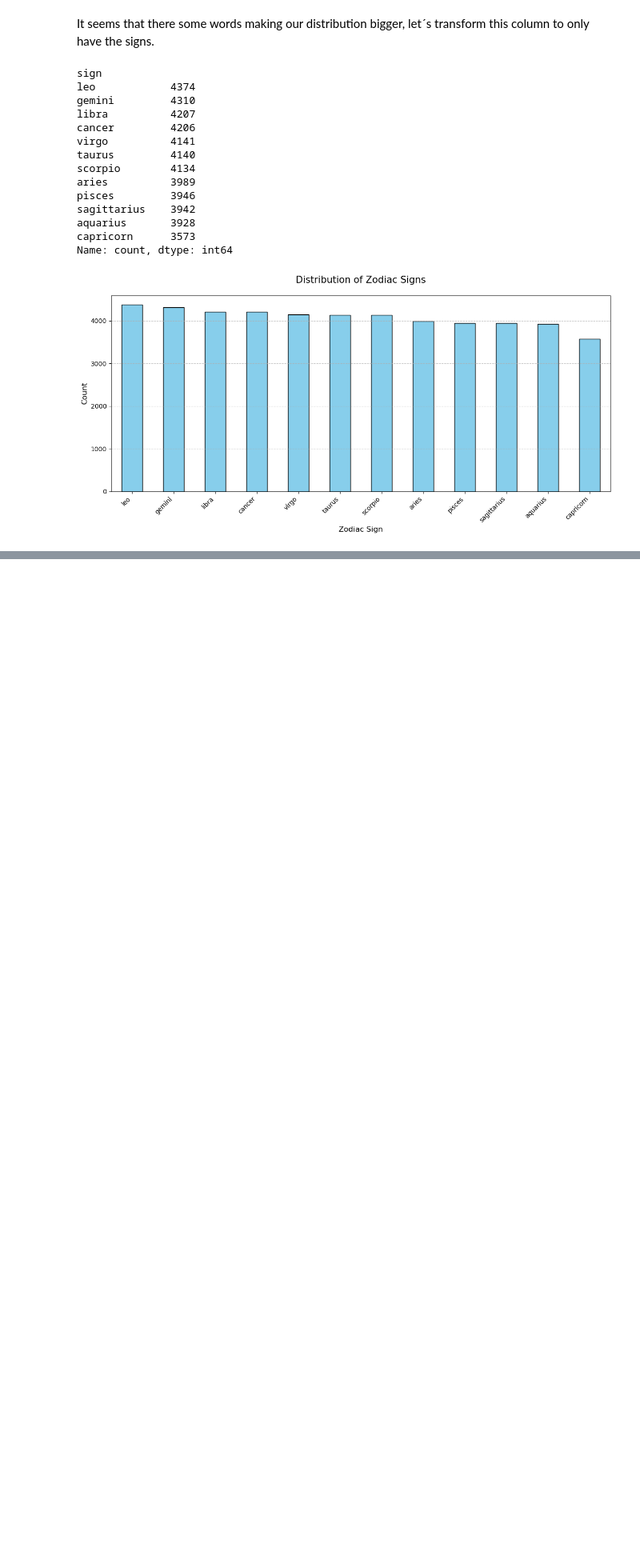
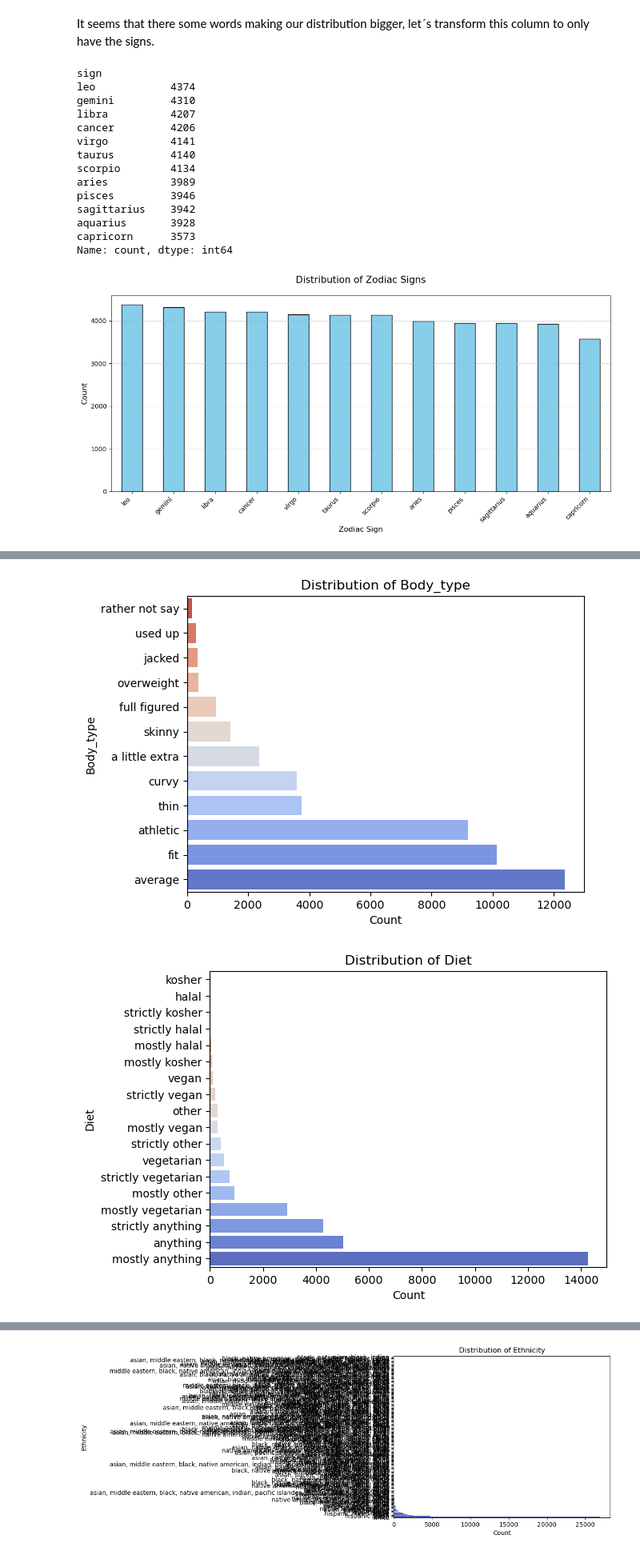
Before and after one commit to Andrepgon/OkCupid_Project, a Jupyter notebook: date-a-scientist.ipynb, the cells around one changed output, grey strips where cells are left out. Shown at 80% size. Cells and saved outputs as stored; diff of their text form; code cells hidden in the pictures; blank space fills up the shorter version.

```diff
--- a/date-a-scientist.ipynb
+++ b/date-a-scientist.ipynb
@@ -186,0 +217,34 @@ Now that I finished my Exploratory Data Analysis on the signs feature and the da
+# %%
+def plot_categorical_distribution(feature, df, palette="coolwarm"):
+    """
+    Creates a horizontal bar plot for a categorical feature.
+    """
+    feature_counts = df[feature].value_counts().reset_index()
+    feature_counts.columns = [feature, 'count']
+
+    sns.barplot(
+        x="count",
+        y=feature,
+        data=feature_counts,
+        order=feature_counts.sort_values("count")[feature],
+        palette=palette,
+        hue=feature
+    )
+
+    plt.xlabel("Count")
+    plt.ylabel(feature.capitalize())
+    plt.title(f"Distribution of {feature.capitalize()}")
+    plt.show()
+# %%
+
+sign_df['religion'] = sign_df['religion'].str.split().str[0]
+categorical_features = [
+    'body_type', 'diet', 'drinks', 'drugs', 'ethnicity', 'job',
+    'offspring', 'orientation', 'pets', 'religion','smokes','status'
+]
+
+for feature in categorical_features:
+    plot_categorical_distribution(feature, sign_df)
+# %% [output]
+[figure, added]
+[figure, added]
@@ -186,0 +253 @@ Now that I finished my Exploratory Data Analysis on the signs feature and the da
+[figure, added]
```
Also changed, not shown: parts of 11 cells of this notebook.
